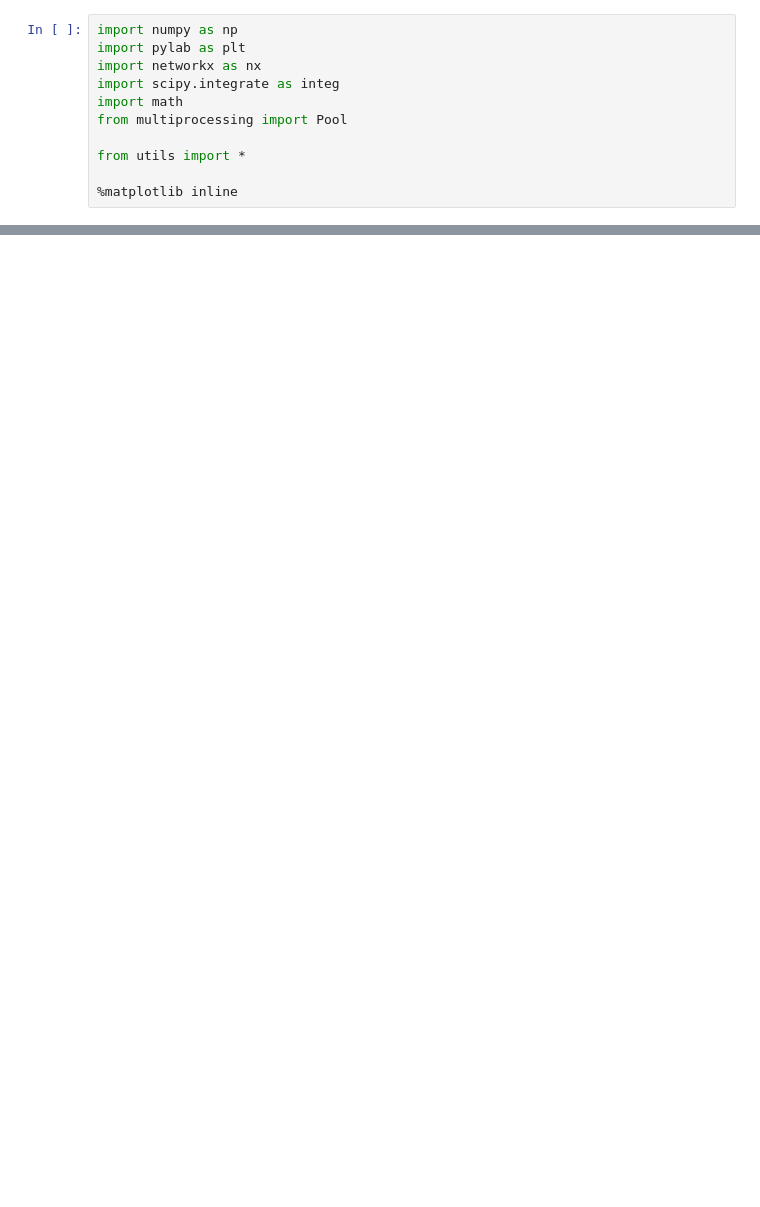
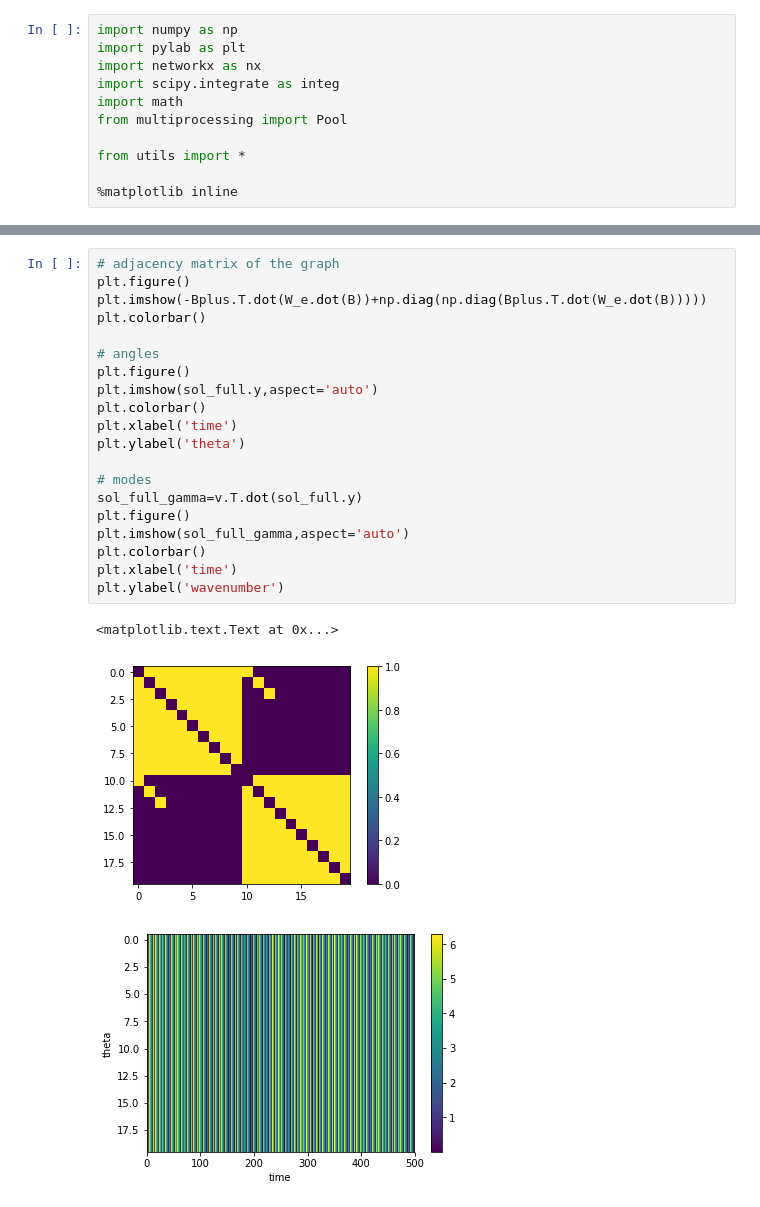
Before and after one commit to arnaudon/simplicial-kuramoto, a Jupyter notebook: Looking_for_Chimera.ipynb, the cells around one changed output, grey strips where cells are left out. Saved outputs shown, nothing was run; the diff lists cells and outputs as text; blank space fills up the shorter version.

```diff
--- a/Looking_for_Chimera.ipynb
+++ b/Looking_for_Chimera.ipynb
@@ -53,0 +60,24 @@ plt.ylabel('theta')
+# %%
+# adjacency matrix of the graph
+plt.figure()
+plt.imshow(-Bplus.T.dot(W_e.dot(B))+np.diag(np.diag(Bplus.T.dot(W_e.dot(B)))))
+plt.colorbar()
+
+# angles
+plt.figure()
+plt.imshow(sol_full.y,aspect='auto')
+plt.colorbar()
+plt.xlabel('time')
+plt.ylabel('theta')
+
+# modes
+sol_full_gamma=v.T.dot(sol_full.y)
+plt.figure()
+plt.imshow(sol_full_gamma,aspect='auto')
+plt.colorbar()
+plt.xlabel('time')
+plt.ylabel('wavenumber')
+# %% [output]
+<matplotlib.text.Text at 0x...>
+[figure, added]
+[figure, added]
```
Also changed, not shown: parts of 10 cells of this notebook, 1 other file.
